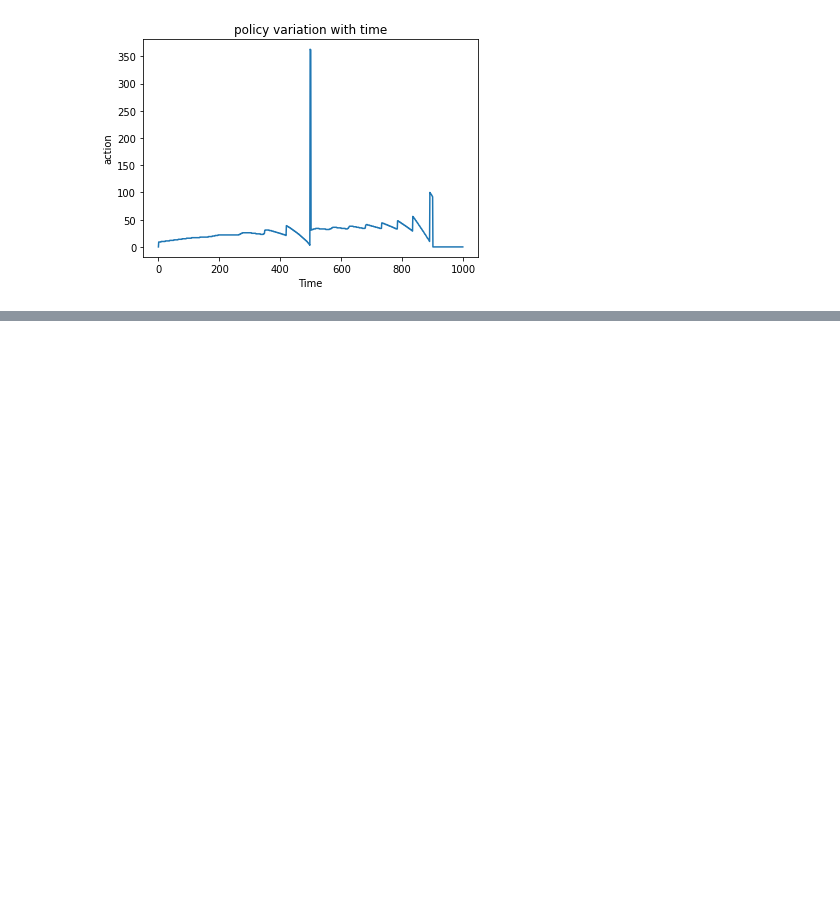
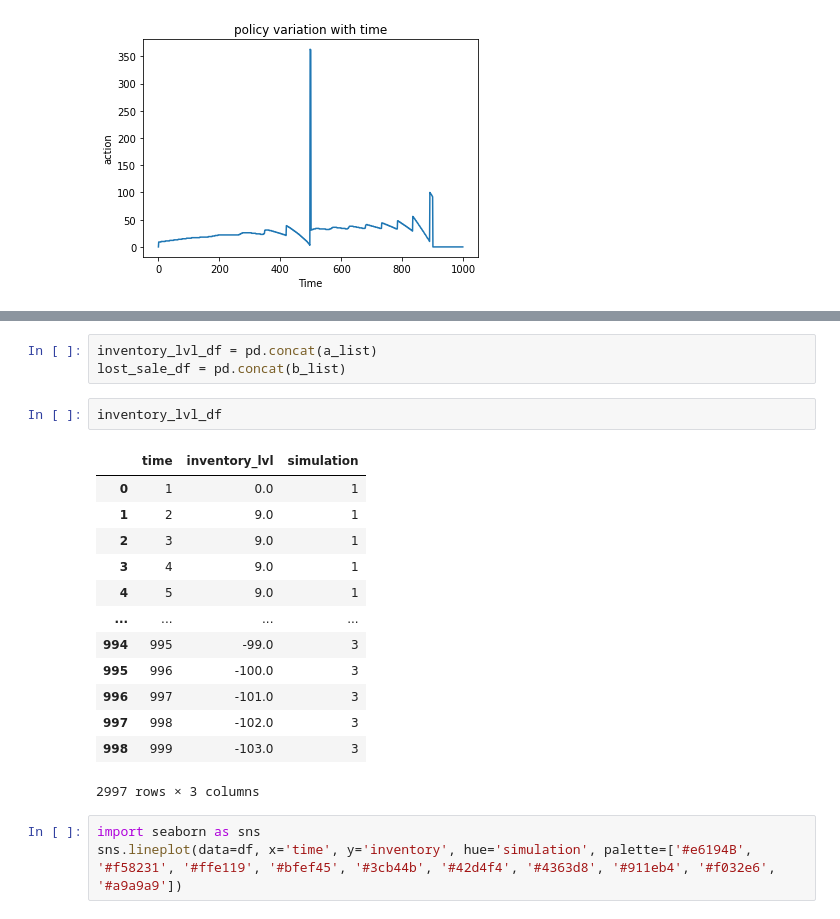
Before and after one commit to pshreyasv100/dprl_assignment_1, a Jupyter notebook: item_inventory_assignment.ipynb, the cells around one changed output, grey strips where cells are left out. Cells and saved outputs as stored; diff of their text form; blank space fills up the shorter version.

Commit message:
added simulation

```diff
--- a/item_inventory_assignment.ipynb
+++ b/item_inventory_assignment.ipynb
@@ -149,0 +264,22 @@ plt.show()
+# %%
+inventory_lvl_df = pd.concat(a_list)
+lost_sale_df = pd.concat(b_list)
+# %%
+inventory_lvl_df
+# %% [output]
+|  | time | inventory_lvl | simulation |
+| 0 | 1 | 0.0 | 1 |
+| 1 | 2 | 9.0 | 1 |
+| 2 | 3 | 9.0 | 1 |
+| 3 | 4 | 9.0 | 1 |
+| 4 | 5 | 9.0 | 1 |
+| ... | ... | ... | ... |
+| 994 | 995 | -99.0 | 3 |
+| 995 | 996 | -100.0 | 3 |
+| 996 | 997 | -101.0 | 3 |
+| 997 | 998 | -102.0 | 3 |
+| 998 | 999 | -103.0 | 3 |
+2997 rows × 3 columns
+# %%
+import seaborn as sns
+sns.lineplot(data=df, x='time', y='inventory', hue='simulation', palette=['#e6194B', '#f58231', '#ffe119', '#bfef45', '#3cb44b', '#42d4f4', '#4363d8', '#911eb4', '#f032e6', '#a9a9a9'])
```
Also changed, not shown: parts of 3 cells of this notebook.
